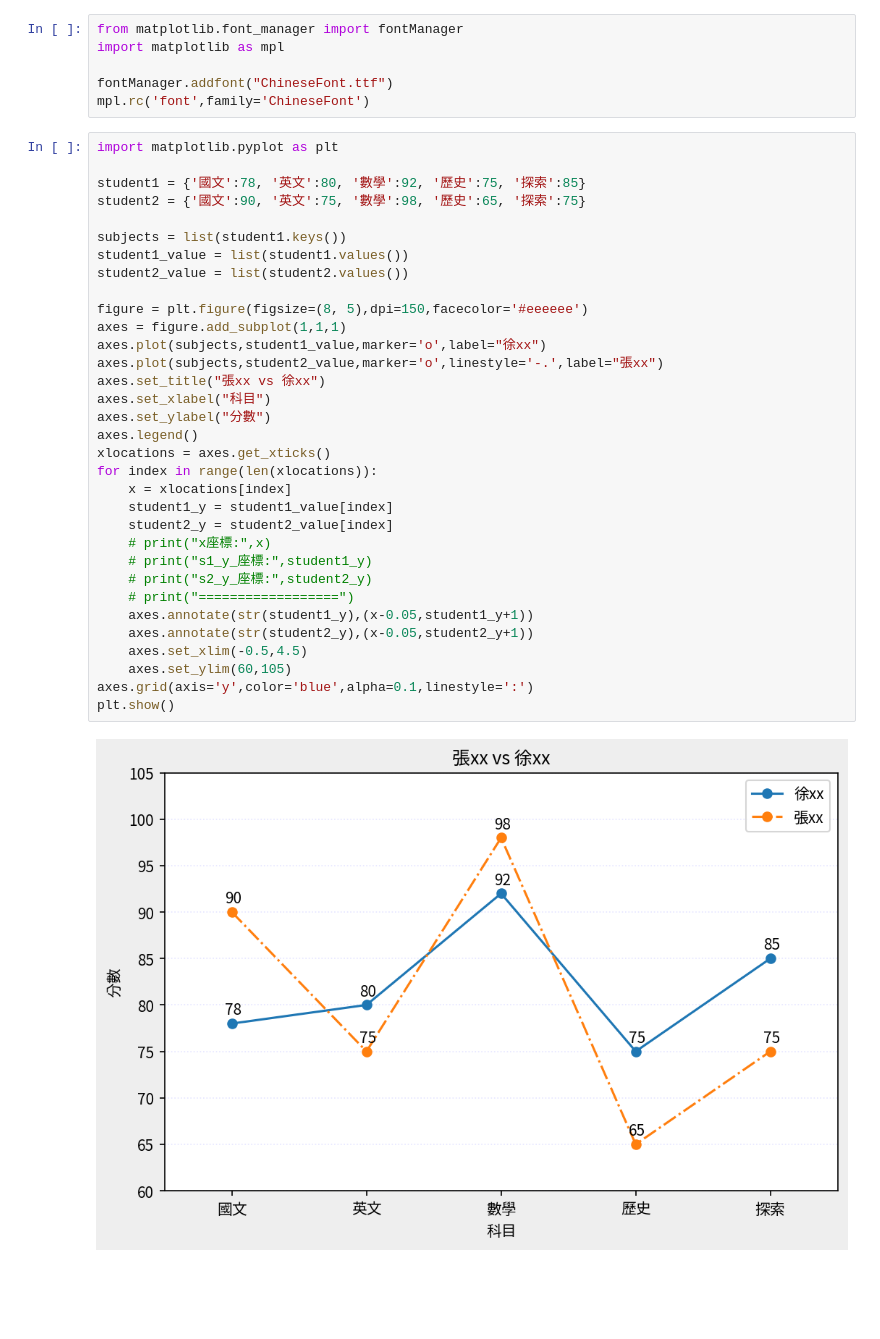
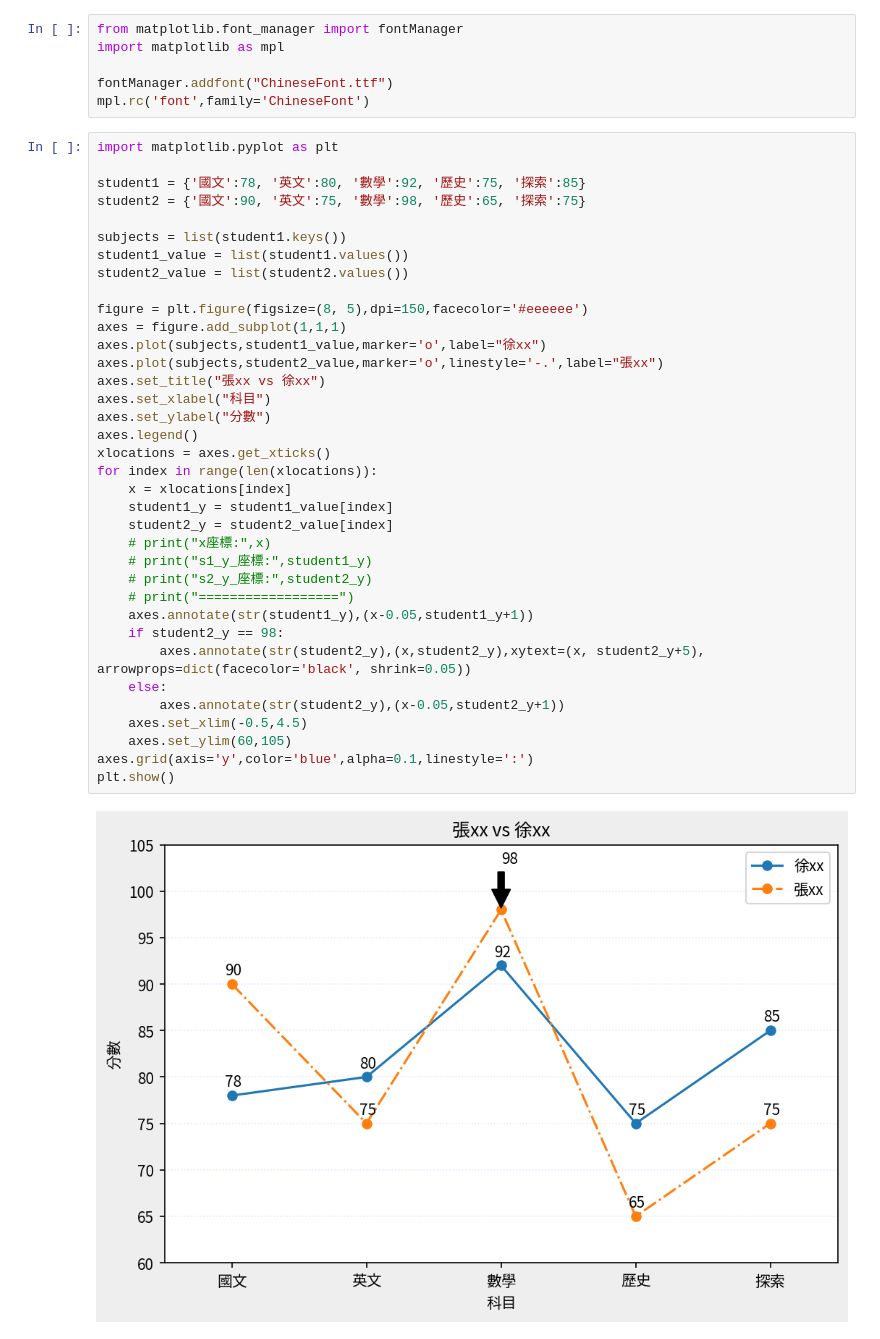
Before and after one commit to roberthsu2003/__2025_04_29_python_2_4, a Jupyter notebook: lesson13/lesson13_3.ipynb, the cells around one changed output. Drawn from its saved outputs; the diff is of its cells as text; blank space fills up the shorter version.

```diff
--- a/lesson13/lesson13_3.ipynb
+++ b/lesson13/lesson13_3.ipynb
@@ -12,32 +12,35 @@ import matplotlib.pyplot as plt
 student1 = {'國文':78, '英文':80, '數學':92, '歷史':75, '探索':85}
 student2 = {'國文':90, '英文':75, '數學':98, '歷史':65, '探索':75}
 
 subjects = list(student1.keys())
 student1_value = list(student1.values())
 student2_value = list(student2.values())
 
 figure = plt.figure(figsize=(8, 5),dpi=150,facecolor='#eeeeee')
 axes = figure.add_subplot(1,1,1)
 axes.plot(subjects,student1_value,marker='o',label="徐xx")
 axes.plot(subjects,student2_value,marker='o',linestyle='-.',label="張xx")
 axes.set_title("張xx vs 徐xx")
 axes.set_xlabel("科目")
 axes.set_ylabel("分數")
 axes.legend()
 xlocations = axes.get_xticks()
 for index in range(len(xlocations)):
     x = xlocations[index]
     student1_y = student1_value[index]
     student2_y = student2_value[index]
     # print("x座標:",x)
     # print("s1_y_座標:",student1_y)
     # print("s2_y_座標:",student2_y)
     # print("==================")
     axes.annotate(str(student1_y),(x-0.05,student1_y+1))
-    axes.annotate(str(student2_y),(x-0.05,student2_y+1))
+    if student2_y == 98:
+        axes.annotate(str(student2_y),(x,student2_y),xytext=(x, student2_y+5), arrowprops=dict(facecolor='black', shrink=0.05))
+    else:
+        axes.annotate(str(student2_y),(x-0.05,student2_y+1))
     axes.set_xlim(-0.5,4.5)
     axes.set_ylim(60,105)
 axes.grid(axis='y',color='blue',alpha=0.1,linestyle=':')
 plt.show()
 # %% [output]
-[figure, old version]
+[figure, new version]
```
